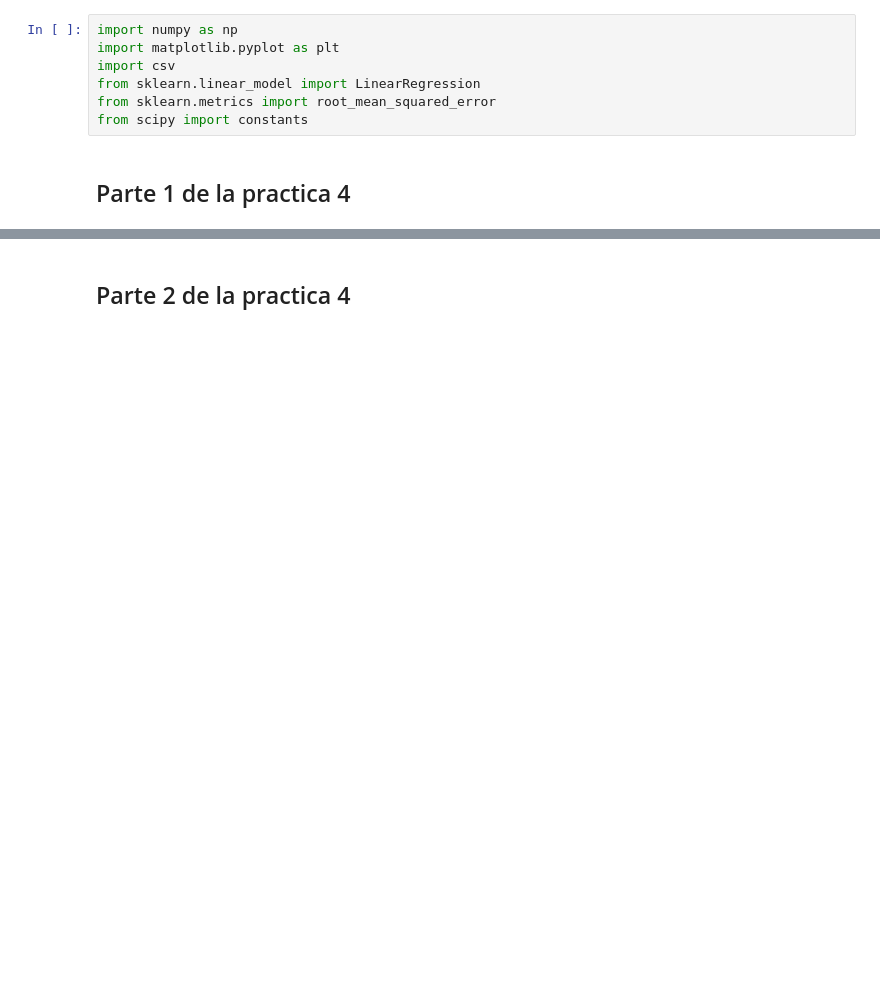
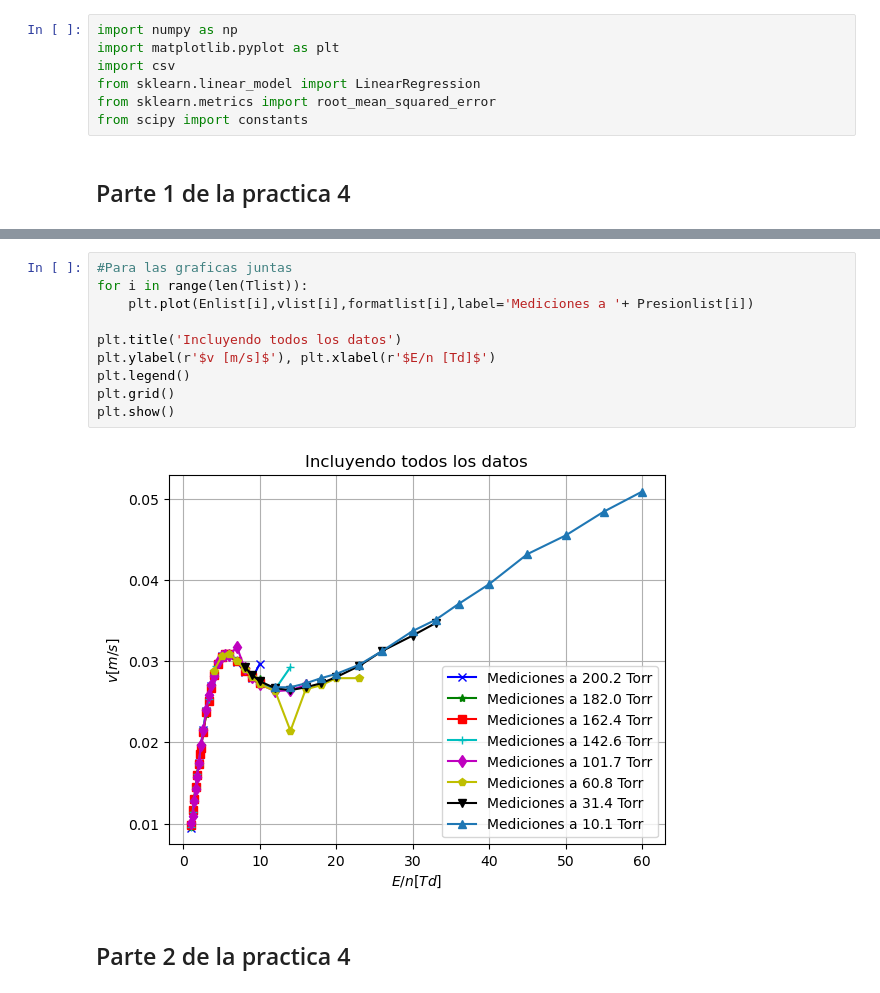
Before and after one commit to Alexi5omg/Labo-Contemporanea-I, a Jupyter notebook: Practica_de_ejemplo/AnalisisP4.ipynb, the cells around one changed output, grey strips where cells are left out. Saved outputs shown, nothing was run; the diff lists cells and outputs as text; blank space fills up the shorter version.

```diff
--- a/Practica_de_ejemplo/AnalisisP4.ipynb
+++ b/Practica_de_ejemplo/AnalisisP4.ipynb
@@ -145,3 +166,15 @@ plt.show()
+# %%
+#Para las graficas juntas
+for i in range(len(Tlist)):
+    plt.plot(Enlist[i],vlist[i],formatlist[i],label='Mediciones a '+ Presionlist[i])
+
+plt.title('Incluyendo todos los datos')
+plt.ylabel(r'$v [m/s]$'), plt.xlabel(r'$E/n [Td]$')
+plt.legend()
+plt.grid()
+plt.show()
+# %% [output]
+[figure, added]
 # %% [markdown]
 ## Parte 2 de la practica 4
 # %%
```
Also changed, not shown: parts of 10 cells of this notebook.
